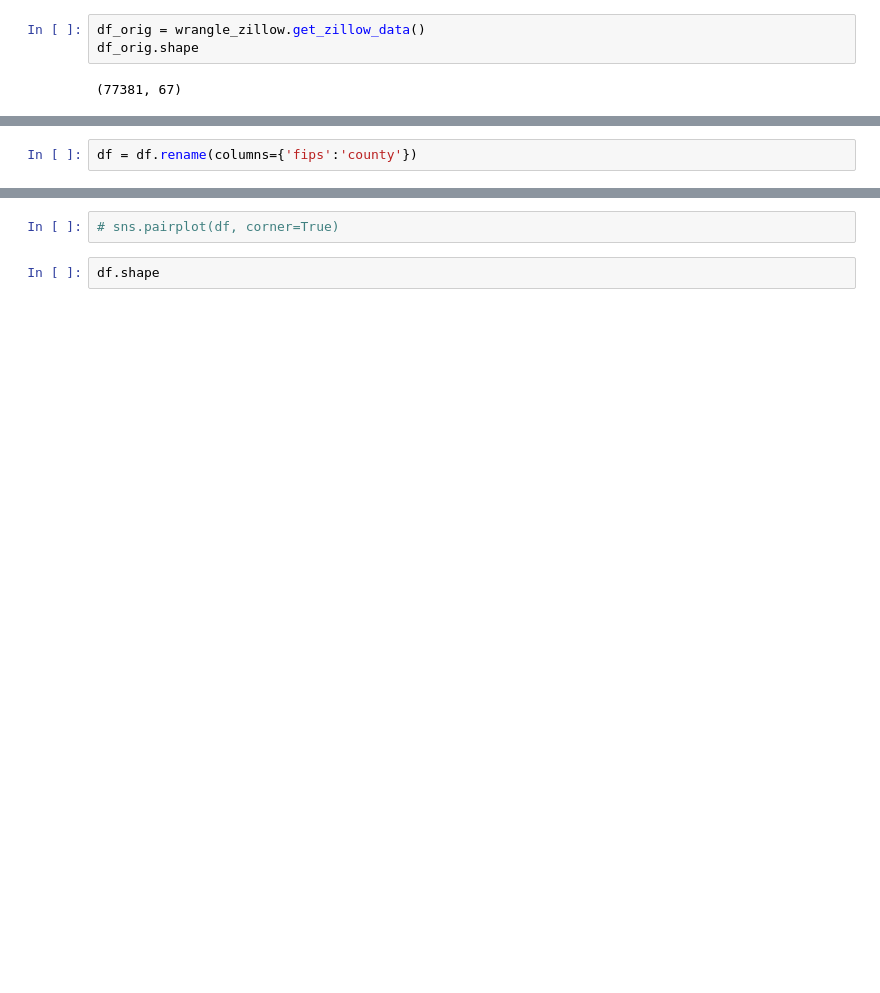
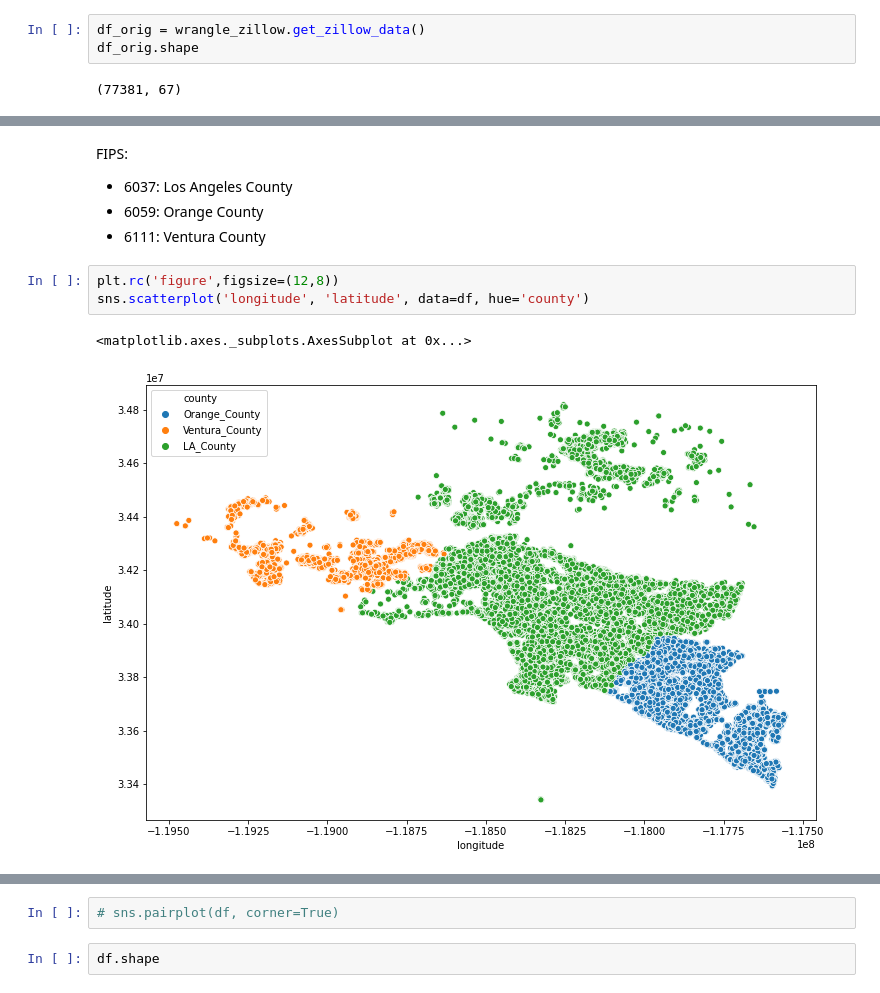
Before and after one commit to Clustering-Project-Allen-Cameron/clustering_project, a Jupyter notebook: cameron_project/zillow_cluster_project_cameron.ipynb, the cells around one changed output, grey strips where cells are left out. Saved outputs shown, nothing was run; the diff lists cells and outputs as text; blank space fills up the shorter version.

```diff
--- a/cameron_project/zillow_cluster_project_cameron.ipynb
+++ b/cameron_project/zillow_cluster_project_cameron.ipynb
@@ -34,2 +29,0 @@ df.fips.replace({6037:'LA County', 6059:'Orange County',
-# %%
-df = df.rename(columns={'fips':'county'})
@@ -81 +78,13 @@ df.head(1)
+# %% [markdown]
+FIPS:
+
+- 6037: Los Angeles County
+- 6059: Orange County
+- 6111: Ventura County
+# %%
+plt.rc('figure',figsize=(12,8))
+sns.scatterplot('longitude', 'latitude', data=df, hue='county')
+# %% [output]
+<matplotlib.axes._subplots.AxesSubplot at 0x...>
+[figure, added]
 # %%
```
Also changed, not shown: parts of 43 cells of this notebook, 2 other files.
